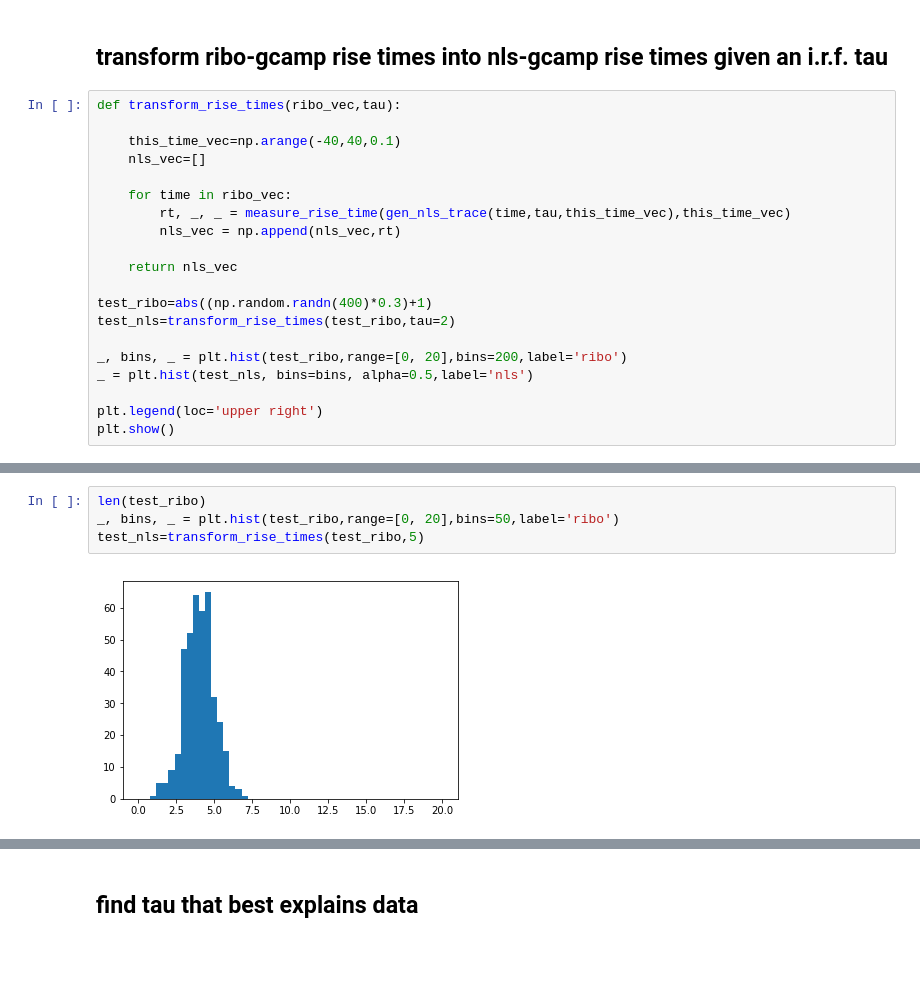
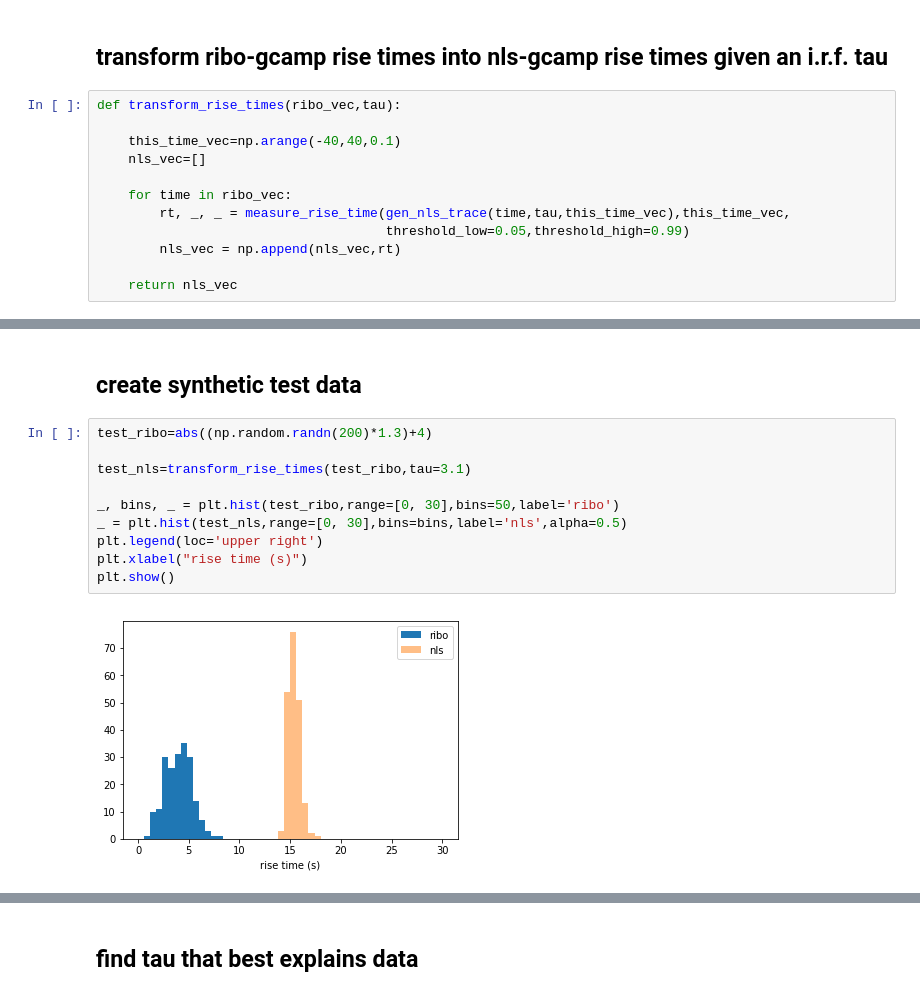
Before and after one commit to focolab/ribo-gcamp, a Jupyter notebook: ribo-gcamp.ipynb, the cells around one changed output, grey strips where cells are left out. Drawn from its saved outputs; the diff is of its cells as text; blank space fills up the shorter version.

```diff
--- a/ribo-gcamp.ipynb
+++ b/ribo-gcamp.ipynb
@@ -100,16 +103,8 @@ def transform_rise_times(ribo_vec,tau):
     nls_vec=[]
 
     for time in ribo_vec:
-        rt, _, _ = measure_rise_time(gen_nls_trace(time,tau,this_time_vec),this_time_vec)
+        rt, _, _ = measure_rise_time(gen_nls_trace(time,tau,this_time_vec),this_time_vec,
+                                     threshold_low=0.05,threshold_high=0.99)
         nls_vec = np.append(nls_vec,rt)
 
     return nls_vec
-
-test_ribo=abs((np.random.randn(400)*0.3)+1)
-test_nls=transform_rise_times(test_ribo,tau=2)
-
-_, bins, _ = plt.hist(test_ribo,range=[0, 20],bins=200,label='ribo')
-_ = plt.hist(test_nls, bins=bins, alpha=0.5,label='nls')
-
-plt.legend(loc='upper right')
-plt.show()
@@ -118,6 +111,14 @@ plt.show()
-# %%
-len(test_ribo)
-_, bins, _ = plt.hist(test_ribo,range=[0, 20],bins=50,label='ribo')
-test_nls=transform_rise_times(test_ribo,5)
-# %% [output]
-[figure, removed]
+# %% [markdown]
+## create synthetic test data
+# %%
+test_ribo=abs((np.random.randn(200)*1.3)+4)
+
+test_nls=transform_rise_times(test_ribo,tau=3.1)
+
+_, bins, _ = plt.hist(test_ribo,range=[0, 30],bins=50,label='ribo')
+_ = plt.hist(test_nls,range=[0, 30],bins=bins,label='nls',alpha=0.5)
+plt.legend(loc='upper right')
+plt.xlabel("rise time (s)")
+plt.show()
+# %% [output]
+[figure, added]
```
Also changed, not shown: parts of 12 cells of this notebook.
